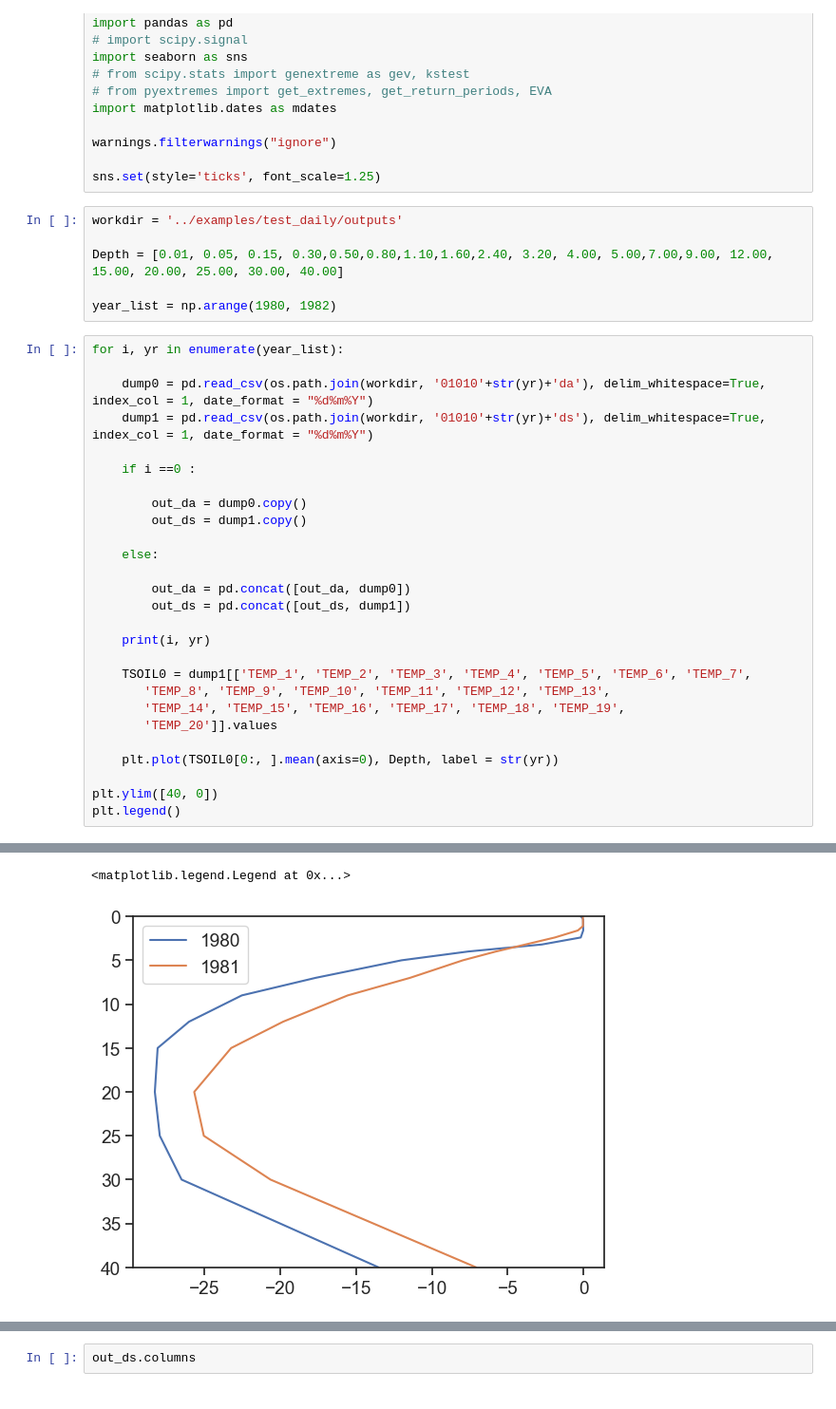
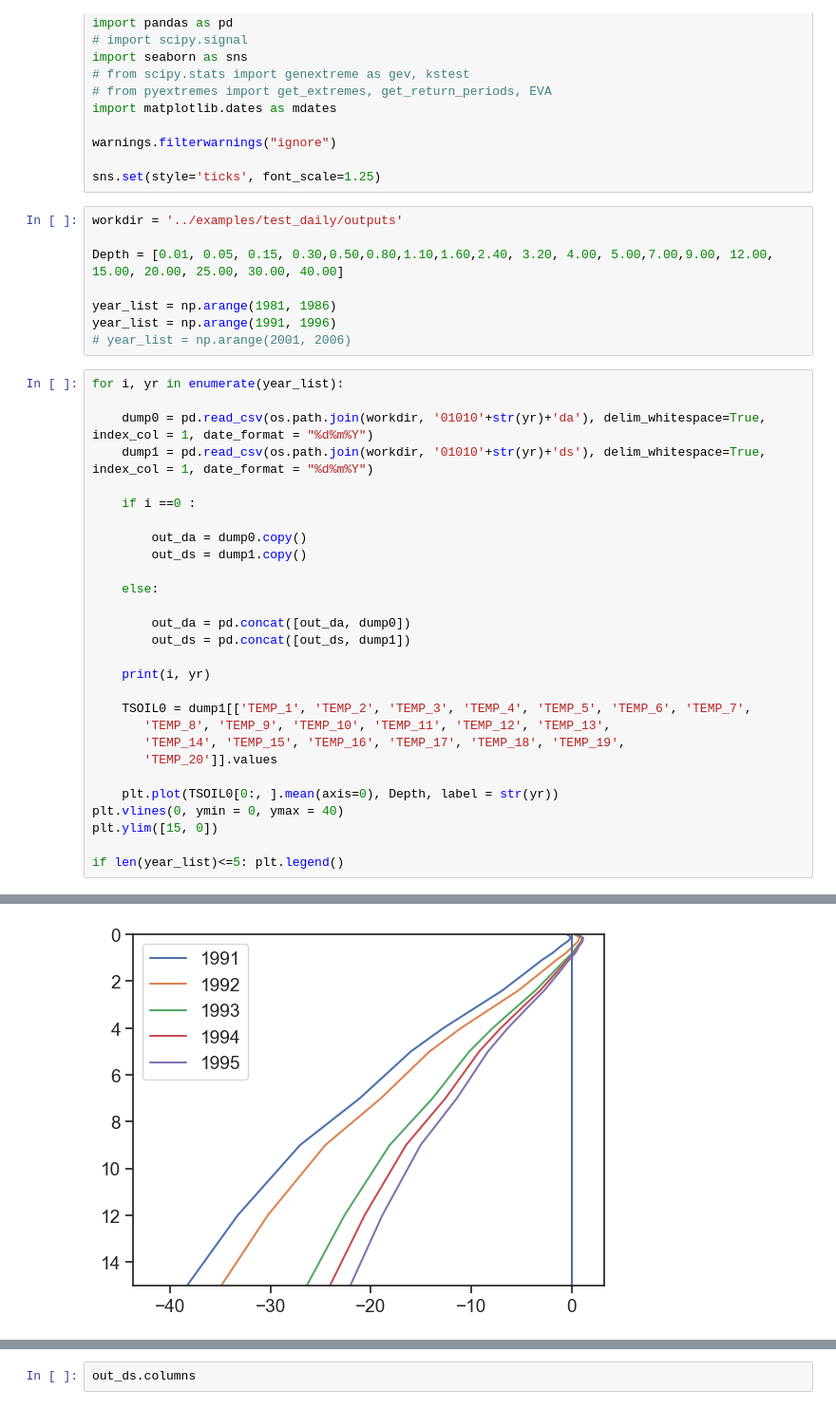
Before and after one commit to wk1984/ECOSYS, a Jupyter notebook: python_scripts/STEP01_check_results.ipynb, the cells around one changed output, grey strips where cells are left out. Shown at 95% size. Saved outputs shown, nothing was run; the diff lists cells and outputs as text.

```diff
--- a/python_scripts/STEP01_check_results.ipynb
+++ b/python_scripts/STEP01_check_results.ipynb
@@ -21,7 +21,9 @@ workdir = '../examples/test_daily/outputs'
 
 Depth = [0.01, 0.05, 0.15, 0.30,0.50,0.80,1.10,1.60,2.40, 3.20, 4.00, 5.00,7.00,9.00, 12.00, 15.00, 20.00, 25.00, 30.00, 40.00]
 
-year_list = np.arange(1980, 1982)
+year_list = np.arange(1981, 1986)
+year_list = np.arange(1991, 1996)
+# year_list = np.arange(2001, 2006)
 # %%
 for i, yr in enumerate(year_list):
 
@@ -46,7 +48,8 @@ for i, yr in enumerate(year_list):
        'TEMP_20']].values
 
     plt.plot(TSOIL0[0:, ].mean(axis=0), Depth, label = str(yr))
+plt.vlines(0, ymin = 0, ymax = 40)
+plt.ylim([15, 0])
 
-plt.ylim([40, 0])
-plt.legend()
+if len(year_list)<=5: plt.legend()
 # %% [output]
@@ -55,5 +61,4 @@ plt.legend()
-<matplotlib.legend.Legend at 0x...>
-[figure, old version]
+[figure, new version]
 # %%
 out_da['ACTV_LYR'][out_da['ACTV_LYR']<-8888] = np.nan
 out_da['ACTV_LYR'].plot()
```
Also changed, not shown: parts of 5 cells of this notebook.
